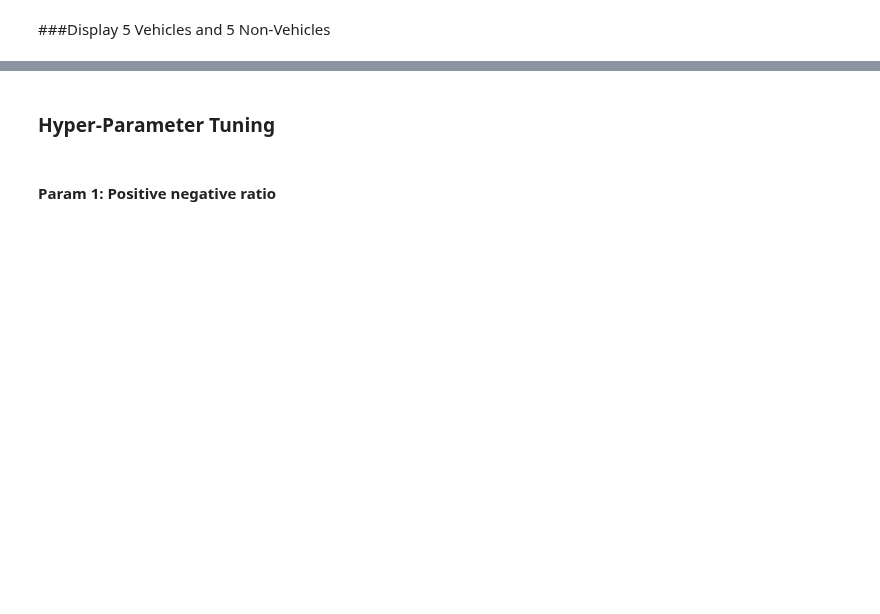
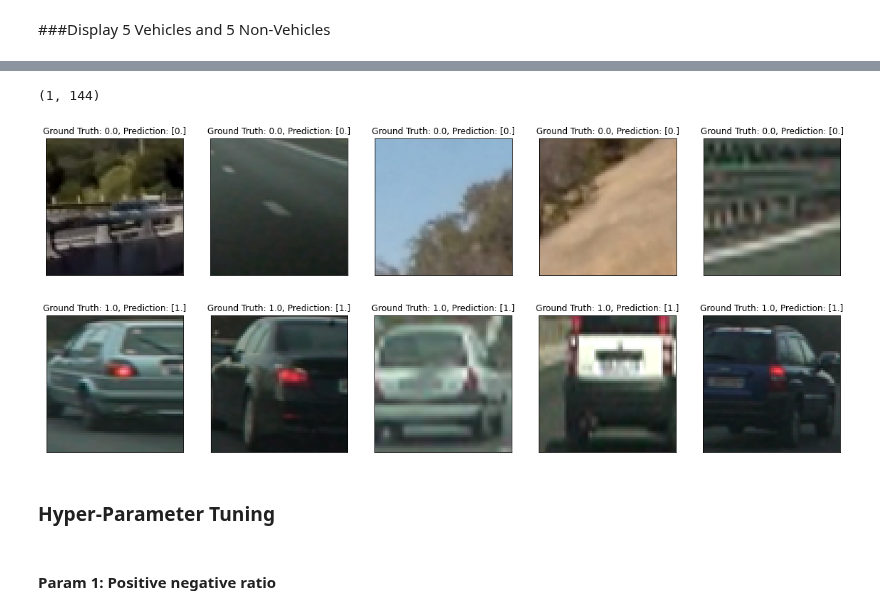
Before and after one commit to chrismartel/ECSE415-Project-G7, a Jupyter notebook: classification/classification.ipynb, the cells around one changed output, grey strips where cells are left out. Cells and saved outputs as stored; diff of their text form; code cells hidden in the pictures; blank space fills up the shorter version.

```diff
--- a/classification/classification.ipynb
+++ b/classification/classification.ipynb
@@ -1444,3 +1395,72 @@ plt.show()
+# %%
+np.reshape(features[id],(1,-1)).shape
+# %% [output]
+(1, 144)
+# %%
+# Dataset parameters
+positive_negative_ratio=1
+min_intersection_ratio = 0.8
+number_of_positive = 800
+input_shape = (64,64)
+
+# Display Images along with predictions
+
+fig, axes = plt.subplots(1,5)
+fig.set_figheight(8)
+fig.set_figwidth(20)
+
+N = features.shape[0]
+
+visited = list()
+for i in range(5):
+  while(True):
+    id = randint(0,N-1)
+
+    true_label = labels[id]
+    if true_label == 1:
+      continue
+
+    if id in visited:
+      continue
+
+    pred = clf.predict(np.reshape(features[id],(1,-1)))
+
+    axes[i].set_title("Ground Truth: {true}, Prediction: {pred}".format(true=true_label, pred=pred))
+    axes[i].set_xticks([]), axes[i].set_yticks([])
+    axes[i].imshow(imgs[id])
+    visited.append(id)
+    break
+
+plt.show()
+
+fig, axes = plt.subplots(1,5)
+fig.set_figheight(8)
+fig.set_figwidth(20)
+
+visited = list()
+for i in range(5):
+  while(True):
+    id = randint(0,N-1)
+
+    true_label = labels[id]
+    if true_label == 0:
+      continue
+
+    if id in visited:
+      continue
+
+    pred = clf.predict(np.reshape(features[id],(1,-1)))
+
+    axes[i].set_title("Ground Truth: {true}, Prediction: {pred}".format(true=true_label, pred=pred))
+    axes[i].set_xticks([]), axes[i].set_yticks([])
+    axes[i].imshow(imgs[id])
+    visited.append(id)
+    break
+
+plt.show()
+# %% [output]
+[figure, added]
+[figure, added]
 # %% [markdown]
 ### **Hyper-Parameter Tuning**
 # %% [markdown]
```
Also changed, not shown: parts of 25 cells of this notebook.
